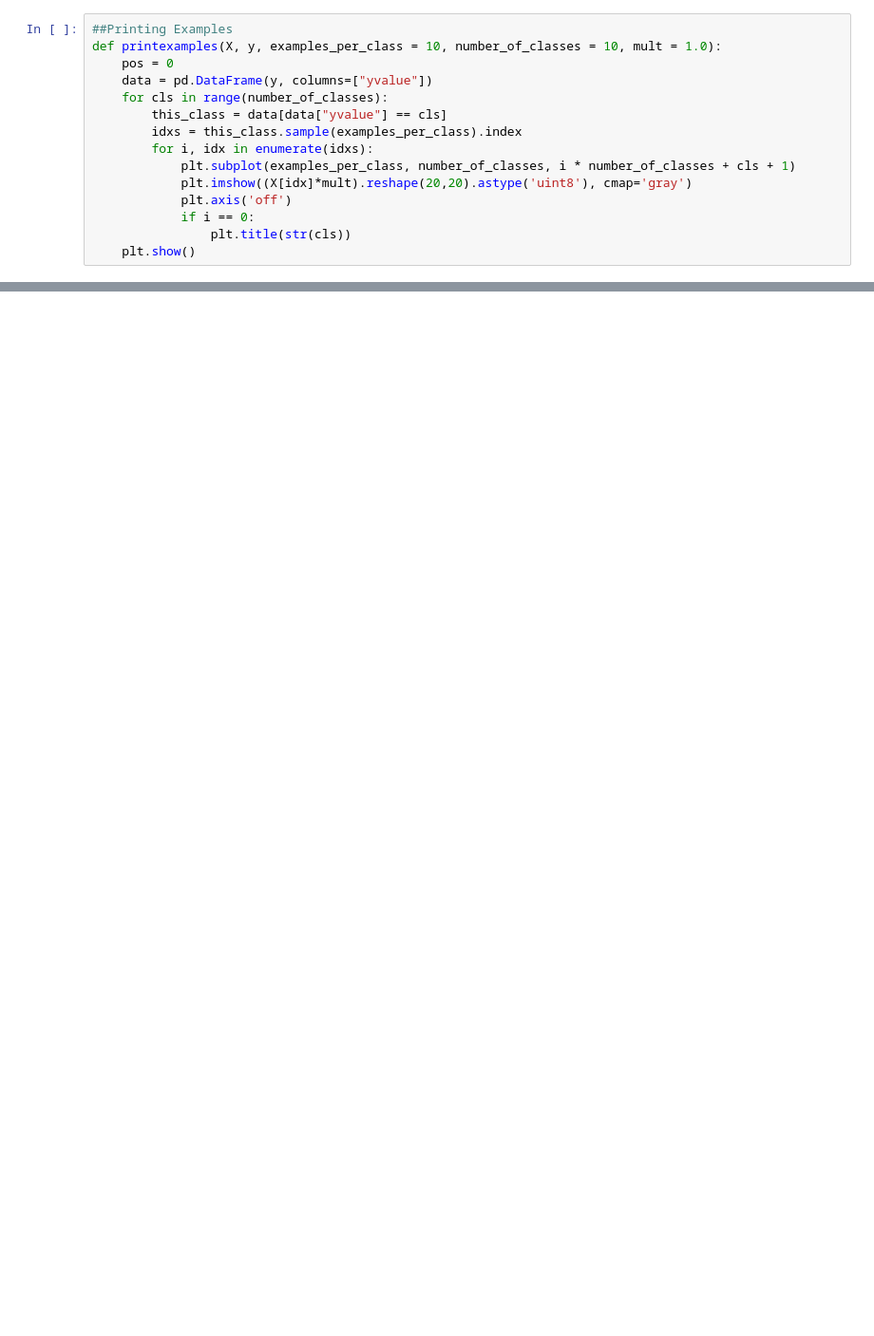
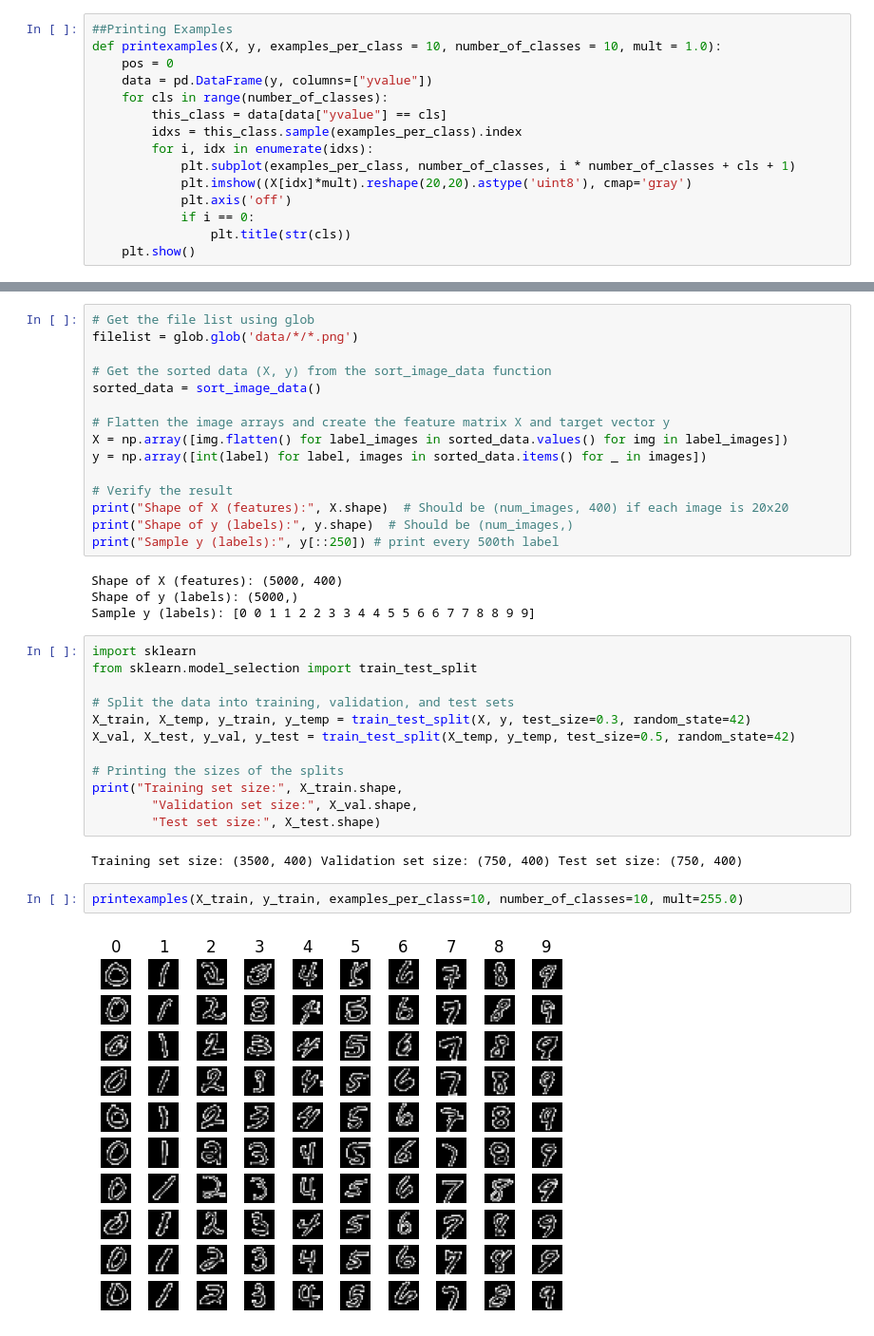
Before and after one commit to Ronan-Francis/gesture_based_ui_development, a Jupyter notebook: week5/digits.ipynb, the cells around one changed output, grey strips where cells are left out. Shown at 95% size. Saved outputs shown, nothing was run; the diff lists cells and outputs as text; blank space fills up the shorter version.

```diff
--- a/week5/digits.ipynb
+++ b/week5/digits.ipynb
@@ -30,0 +81,37 @@ def printexamples(X, y, examples_per_class = 10, number_of_classes = 10, mult =
+# %%
+# Get the file list using glob
+filelist = glob.glob('data/*/*.png')
+
+# Get the sorted data (X, y) from the sort_image_data function
+sorted_data = sort_image_data()
+
+# Flatten the image arrays and create the feature matrix X and target vector y
+X = np.array([img.flatten() for label_images in sorted_data.values() for img in label_images])
+y = np.array([int(label) for label, images in sorted_data.items() for _ in images])
+
+# Verify the result
+print("Shape of X (features):", X.shape)  # Should be (num_images, 400) if each image is 20x20
+print("Shape of y (labels):", y.shape)  # Should be (num_images,)
+print("Sample y (labels):", y[::250]) # print every 500th label
+# %% [output]
+Shape of X (features): (5000, 400)
+Shape of y (labels): (5000,)
+Sample y (labels): [0 0 1 1 2 2 3 3 4 4 5 5 6 6 7 7 8 8 9 9]
+# %%
+import sklearn
+from sklearn.model_selection import train_test_split
+
+# Split the data into training, validation, and test sets
+X_train, X_temp, y_train, y_temp = train_test_split(X, y, test_size=0.3, random_state=42)
+X_val, X_test, y_val, y_test = train_test_split(X_temp, y_temp, test_size=0.5, random_state=42)
+
+# Printing the sizes of the splits
+print("Training set size:", X_train.shape,
+        "Validation set size:", X_val.shape,
+        "Test set size:", X_test.shape)
+# %% [output]
+Training set size: (3500, 400) Validation set size: (750, 400) Test set size: (750, 400)
+# %%
+printexamples(X_train, y_train, examples_per_class=10, number_of_classes=10, mult=255.0)
+# %% [output]
+[figure, added]
```
Also changed, not shown: parts of 12 cells of this notebook, 2 other files.
